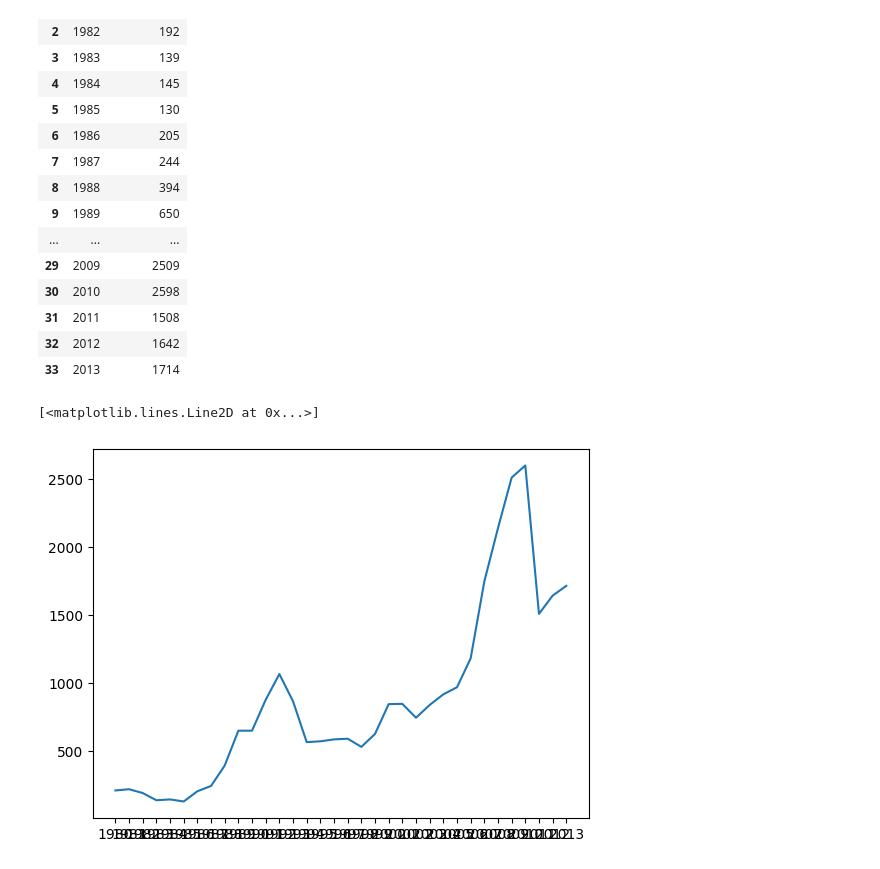
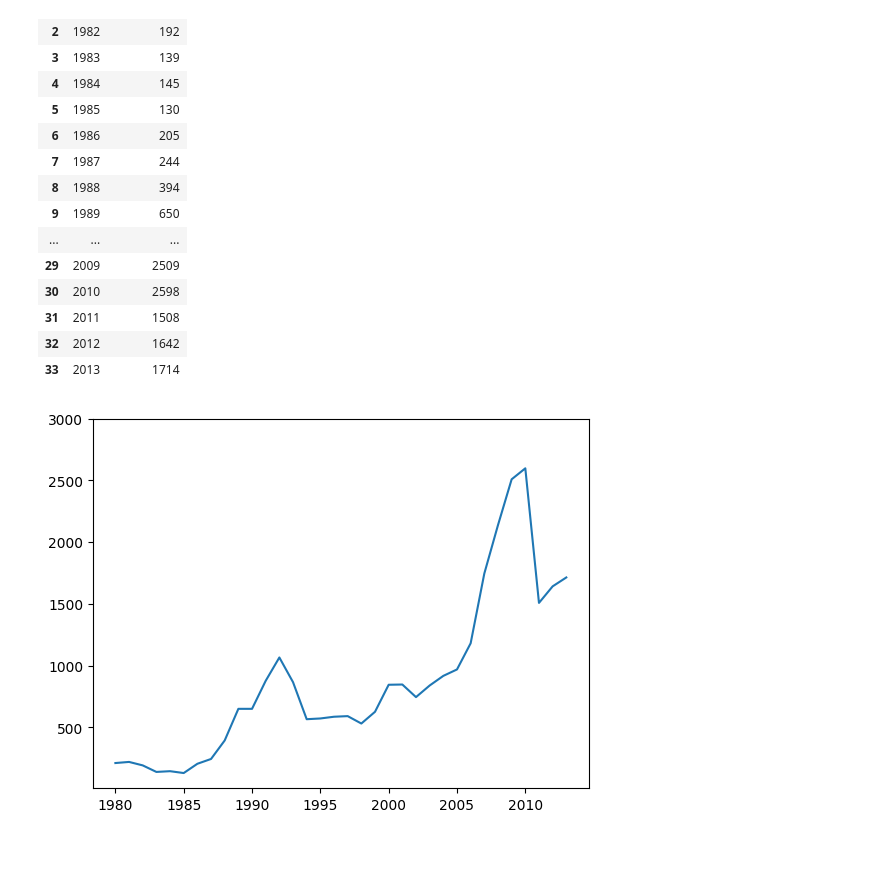
Before and after one commit to renatamontanhana/Data_Visualization_Python_Libraries, a Jupyter notebook: Treinamento_graficos.ipynb, the cells around one changed output. Drawn from its saved outputs; the diff is of its cells as text; code cells hidden in the pictures.

```diff
--- a/Treinamento_graficos.ipynb
+++ b/Treinamento_graficos.ipynb
@@ -128,8 +128,10 @@ dados_brasil
 | 33 | 2013 | 1714 |
 # %%
 import matplotlib.pyplot as plt
-# %%
-plt.plot(dados_brasil['ano'], dados_brasil['imigrantes'])
-# %% [output]
-[<matplotlib.lines.Line2D at 0x...>]
-[figure, removed]
+# %%
+plt.plot(dados_brasil['ano'], dados_brasil['imigrantes'])
+plt.xticks(['1980','1985', '1990', '1995', '2000', '2005', '2010'])
+plt.yticks([500, 1000, 1500, 2000, 2500, 3000])
+plt.show()
+# %% [output]
+[figure, added]
```
